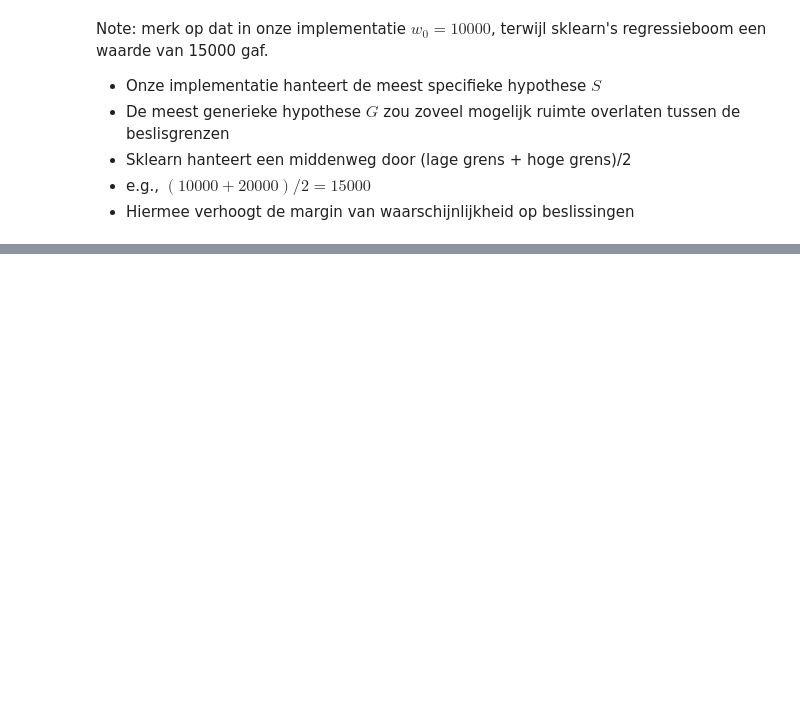
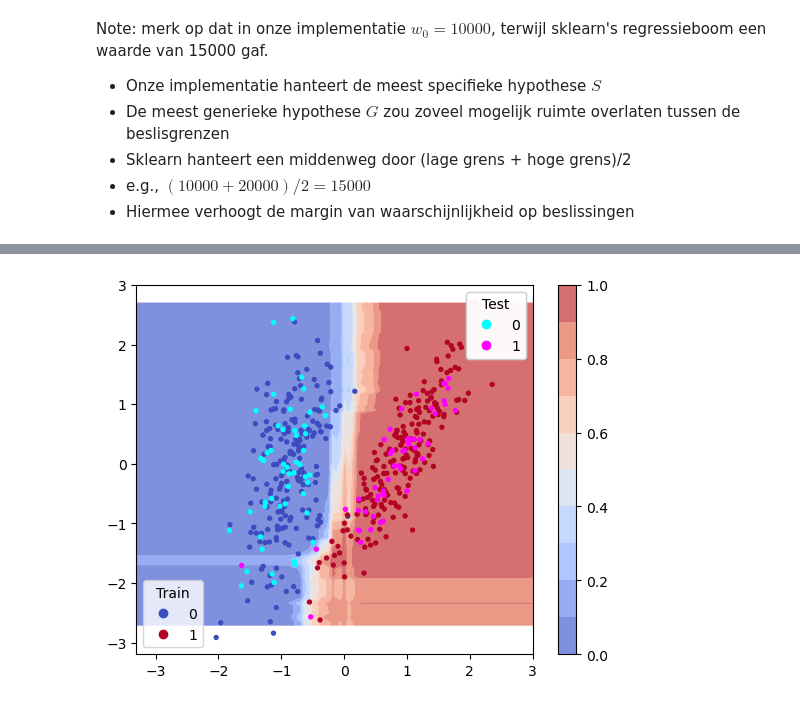
Before and after one commit to Janko-dev/ZM004-2324-data-science, a Jupyter notebook: ds_dc5.ipynb, the cells around one changed output, grey strips where cells are left out. Saved outputs shown, nothing was run; the diff lists cells and outputs as text; code cells hidden in the pictures; blank space fills up the shorter version.

```diff
--- a/ds_dc5.ipynb
+++ b/ds_dc5.ipynb
@@ -270,0 +321,35 @@ Note: merk op dat in onze implementatie $w_0 = 10000$, terwijl sklearn's regress
+# %%
+# create cartesian product
+xmin = X[:, 0].min(); xmax = X[:, 0].max()
+ymin = X[:, 1].min(); ymax = X[:, 1].max()
+xx, yy = np.meshgrid(
+    np.linspace(xmin-.5, xmax+.5, 100),
+    np.linspace(ymin-.5, ymax+.5, 100)
+)
+D = np.array([xx.ravel(), yy.ravel()]).T
+# %%
+from sklearn.ensemble import RandomForestClassifier
+
+rf = RandomForestClassifier(n_estimators=200).fit(X_train, y_train)
+
+# predict decision plane
+y_hat_boundary = rf.predict_proba(D)[:, 1]
+
+# visualize decision boundaries
+fig, ax = plt.subplots()
+
+contf = ax.contourf(xx, yy, y_hat_boundary.reshape(xx.shape), 10, cmap='coolwarm', alpha=0.7, antialiased=True)
+colorbar = plt.colorbar(contf)
+
+sc1 = ax.scatter(X_train[:, 0], X_train[:, 1], c=y_train, s=8, cmap='coolwarm')
+sc2 = ax.scatter(X_test[:, 0], X_test[:, 1], c=y_test, s=8, cmap='cool')
+
+leg1 = ax.legend(*sc1.legend_elements(), loc="lower left", title="Train")
+leg2 = ax.legend(*sc2.legend_elements(), loc="upper right", title="Test")
+
+ax.add_artist(leg1)
+ax.add_artist(leg2)
+
+plt.show()
+# %% [output]
+[figure, added]
```
Also changed, not shown: parts of 3 cells of this notebook, 2 other files.
